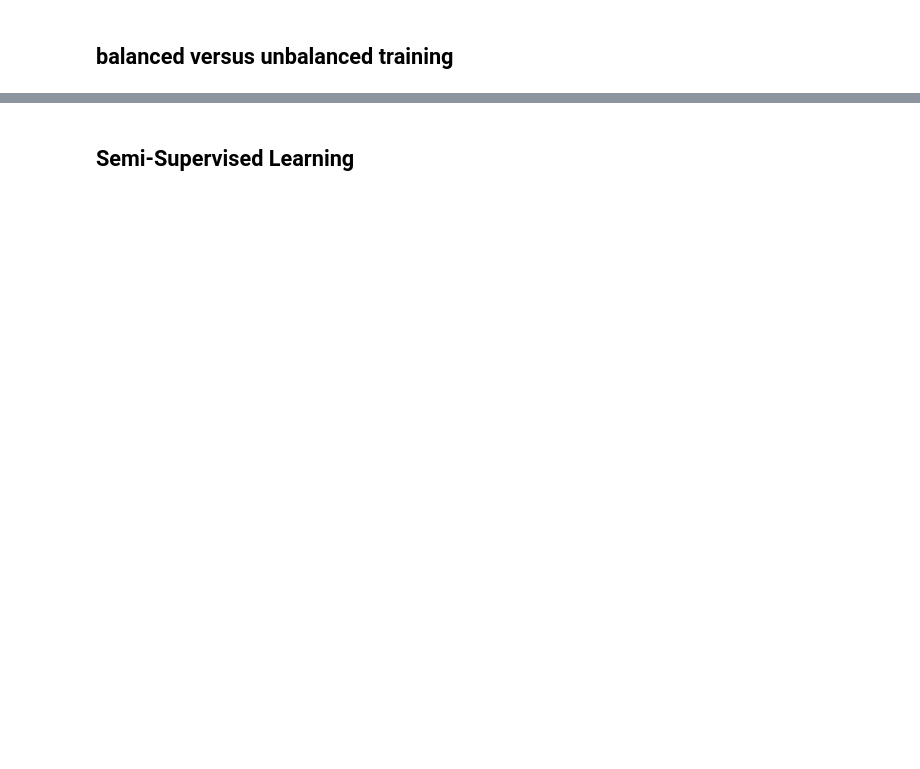
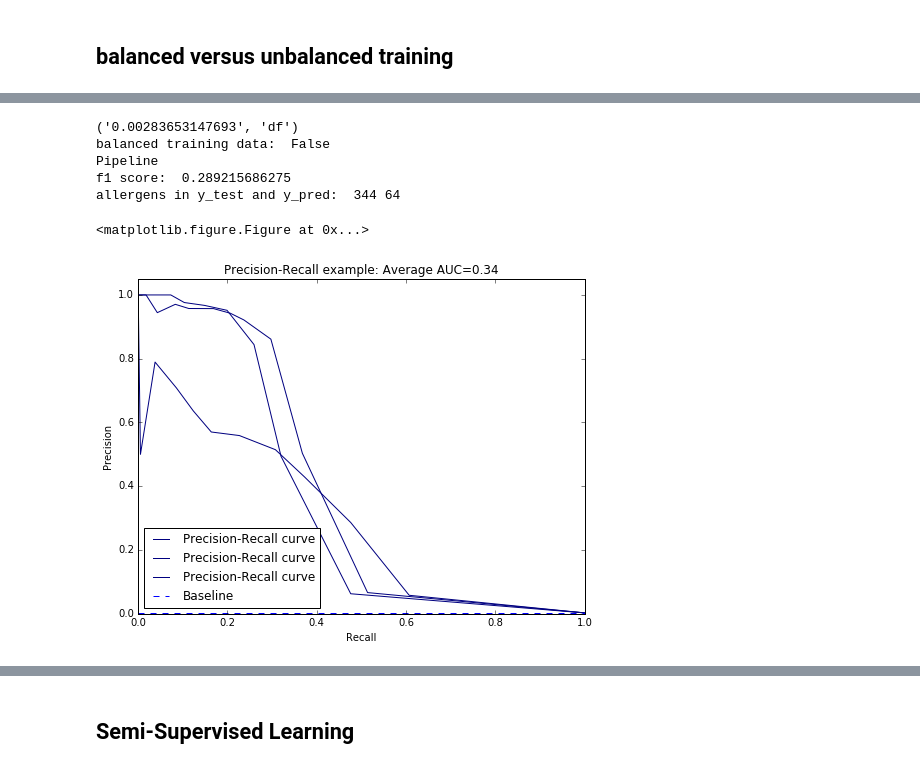
Before and after one commit to JaredJacobsen/capstone_project, a Jupyter notebook: allergen_modelling.ipynb, the cells around one changed output, grey strips where cells are left out. Drawn from its saved outputs; the diff is of its cells as text; code cells hidden in the pictures; blank space fills up the shorter version.

```diff
--- a/allergen_modelling.ipynb
+++ b/allergen_modelling.ipynb
@@ -169,8 +198,6 @@ class TfidfVectorizerPlus:
 
     def fit_transform(self, X, y):
         self.fit(X, y)
-        print 'X ', X.shape
-        print 'x transform ', self.transform(X).shape
         return self.transform(X)
 
     def fit(self, X, y):
@@ -178,7 +205,7 @@ class TfidfVectorizerPlus:
 
     def transform(self, X):
         tfidf = pd.DataFrame(self.vectorizer.transform(X['sequence'].copy()).toarray())
-        print 'tfidf ', tfidf.shape
-        return pd.concat([X.drop('sequence', axis=1), tfidf], axis=1)
+        return pd.concat([pd.DataFrame(X.drop('sequence', axis=1).as_matrix())
+                          ,tfidf], axis=1)
 # %%
 rf = RandomForestClassifier()
@@ -248,3 +295,18 @@ allergens in y_test and y_pred:  572 108
+# %%
+X = df.drop(['allergen'], axis=1)
+y = df['allergen'].copy()
+m = (str(df_ratio(df)), 'df')
+classifiers = [rf_tfidf]
+tests = [(X, y, m)]
+evaluate_models(tests, classifiers, balance=[False])
+# %% [output]
+('0.00283653147693', 'df')
+balanced training data:  False
+Pipeline
+f1 score:  0.289215686275
+allergens in y_test and y_pred:  344 64
+<matplotlib.figure.Figure at 0x...>
+[figure, added]
 # %%
 X = df['sequence'].copy()
 y = df['allergen'].copy()
```
Also changed, not shown: parts of 28 cells of this notebook, 2 other files.
